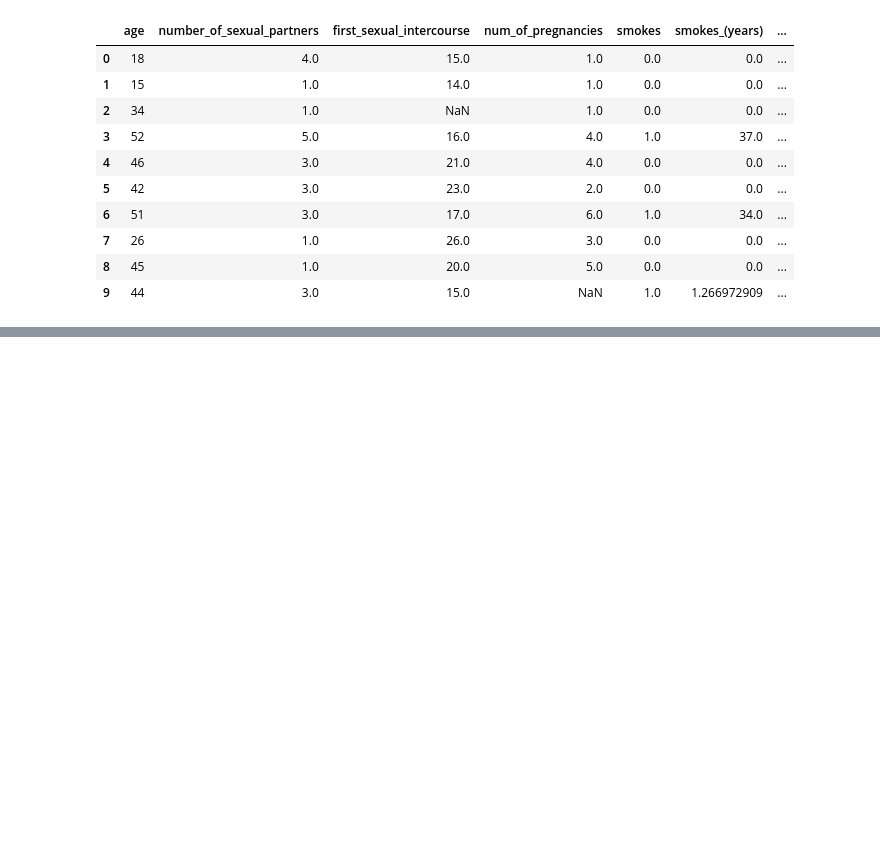
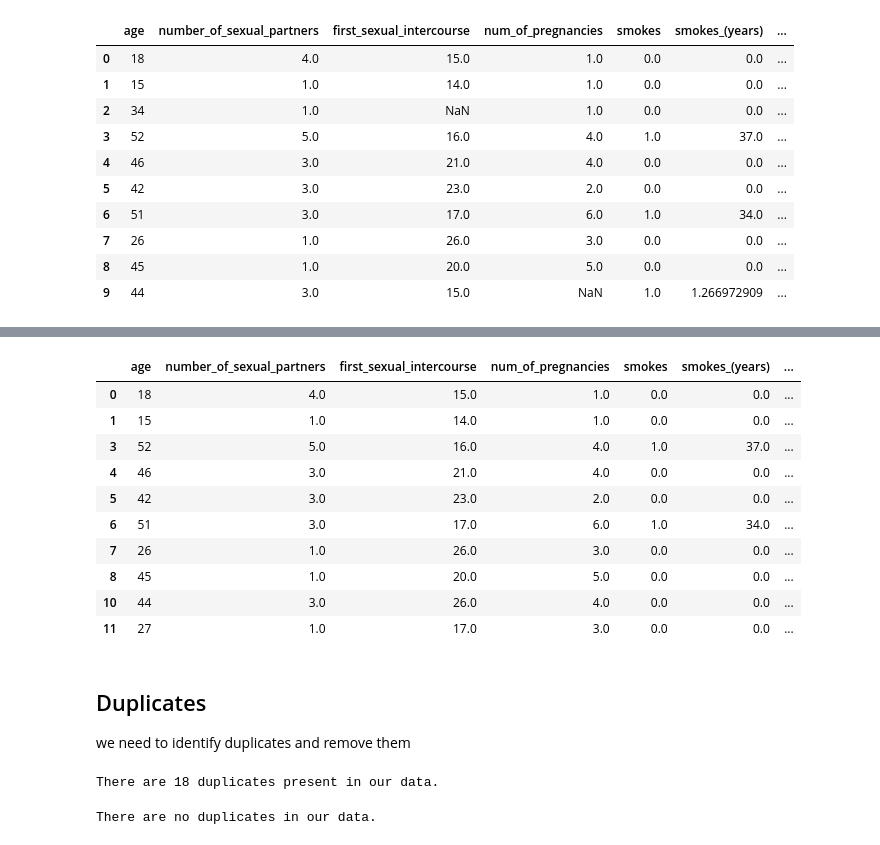
Before and after one commit to hadasssahamase/Cervical_Cancer_project, a Jupyter notebook: notebook.ipynb, the cells around one changed output, grey strips where cells are left out. Saved outputs shown, nothing was run; the diff lists cells and outputs as text; code cells hidden in the pictures; blank space fills up the shorter version.

Commit message:
data cleaning

```diff
--- a/notebook.ipynb
+++ b/notebook.ipynb
@@ -158,0 +299,6 @@ df.head(10)
+# %%
+#drop null values
+df=df.dropna()
+#view the missing summary dataset
+missing_summary=missing_values_percentage(df)
+missing_summary
@@ -158,0 +324,40 @@ df.head(10)
+# %%
+#view our dataframe
+df.head(10)
+# %% [output]
+|  | age | number_of_sexual_partners | first_sexual_intercourse | num_of_pregnancies | smokes | smokes_(years) | ... |
+| 0 | 18 | 4.0 | 15.0 | 1.0 | 0.0 | 0.0 | ... |
+| 1 | 15 | 1.0 | 14.0 | 1.0 | 0.0 | 0.0 | ... |
+| 3 | 52 | 5.0 | 16.0 | 4.0 | 1.0 | 37.0 | ... |
+| 4 | 46 | 3.0 | 21.0 | 4.0 | 0.0 | 0.0 | ... |
+| 5 | 42 | 3.0 | 23.0 | 2.0 | 0.0 | 0.0 | ... |
+| 6 | 51 | 3.0 | 17.0 | 6.0 | 1.0 | 34.0 | ... |
+| 7 | 26 | 1.0 | 26.0 | 3.0 | 0.0 | 0.0 | ... |
+| 8 | 45 | 1.0 | 20.0 | 5.0 | 0.0 | 0.0 | ... |
+| 10 | 44 | 3.0 | 26.0 | 4.0 | 0.0 | 0.0 | ... |
+| 11 | 27 | 1.0 | 17.0 | 3.0 | 0.0 | 0.0 | ... |
+# %% [markdown]
+## Duplicates
+we need to identify duplicates and remove them
+# %%
+#check for duplicates
+#checking for duplicates
+dup=df.duplicated().sum()
+if dup > 0:
+    print(f'\nThere are {dup} duplicates present in our data.')
+else:
+    print('There are no duplicates in our data.')
+# %% [output]
+There are 18 duplicates present in our data.
+# %%
+#remove duplicates
+df=df.drop_duplicates()
+
+#checking for duplicates
+dup=df.duplicated().sum()
+if dup > 0:
+    print(f'\nThere are {dup} duplicates present in our data.')
+else:
+    print('There are no duplicates in our data.')
+# %% [output]
+There are no duplicates in our data.
```
Also changed, not shown: parts of 14 cells of this notebook.
